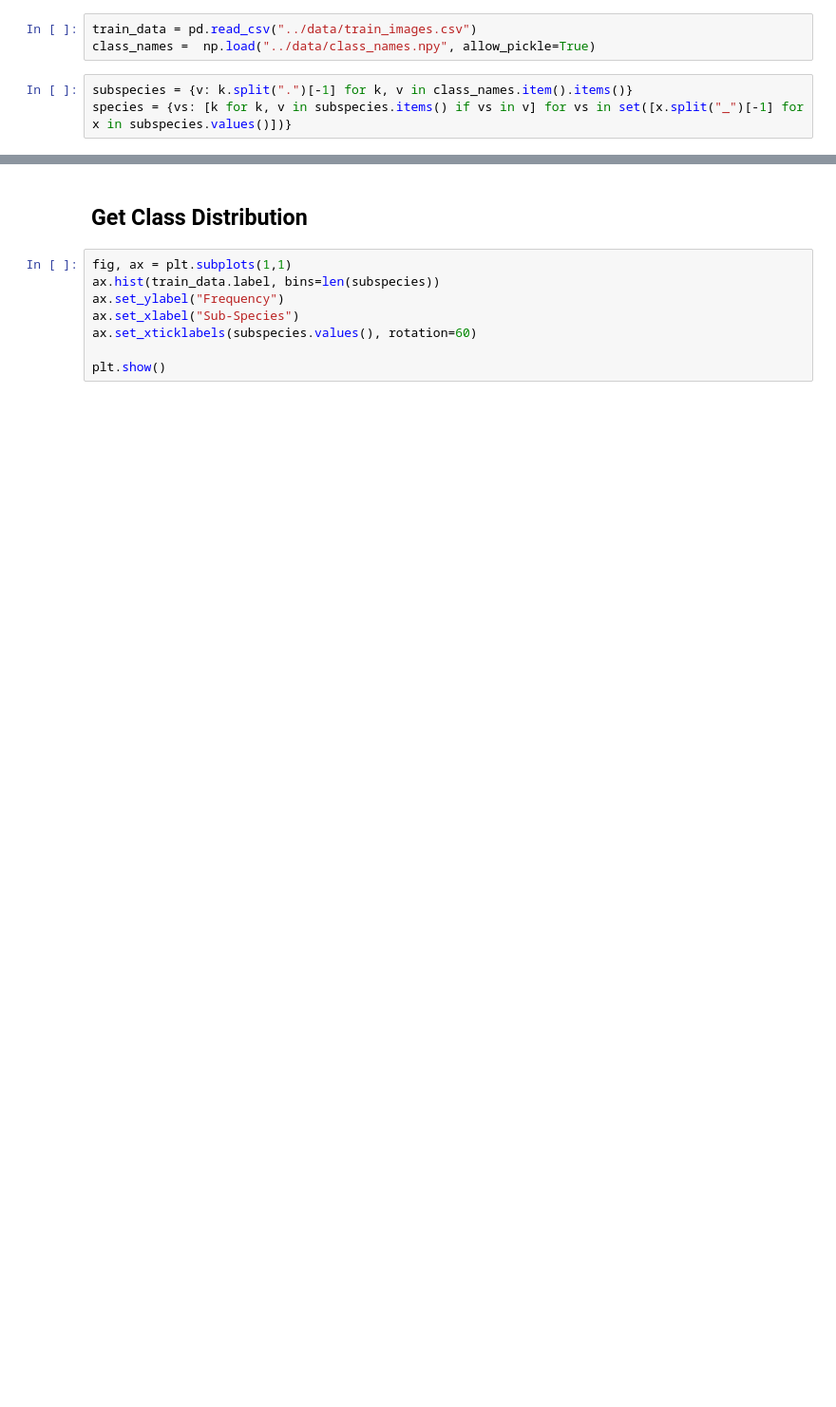
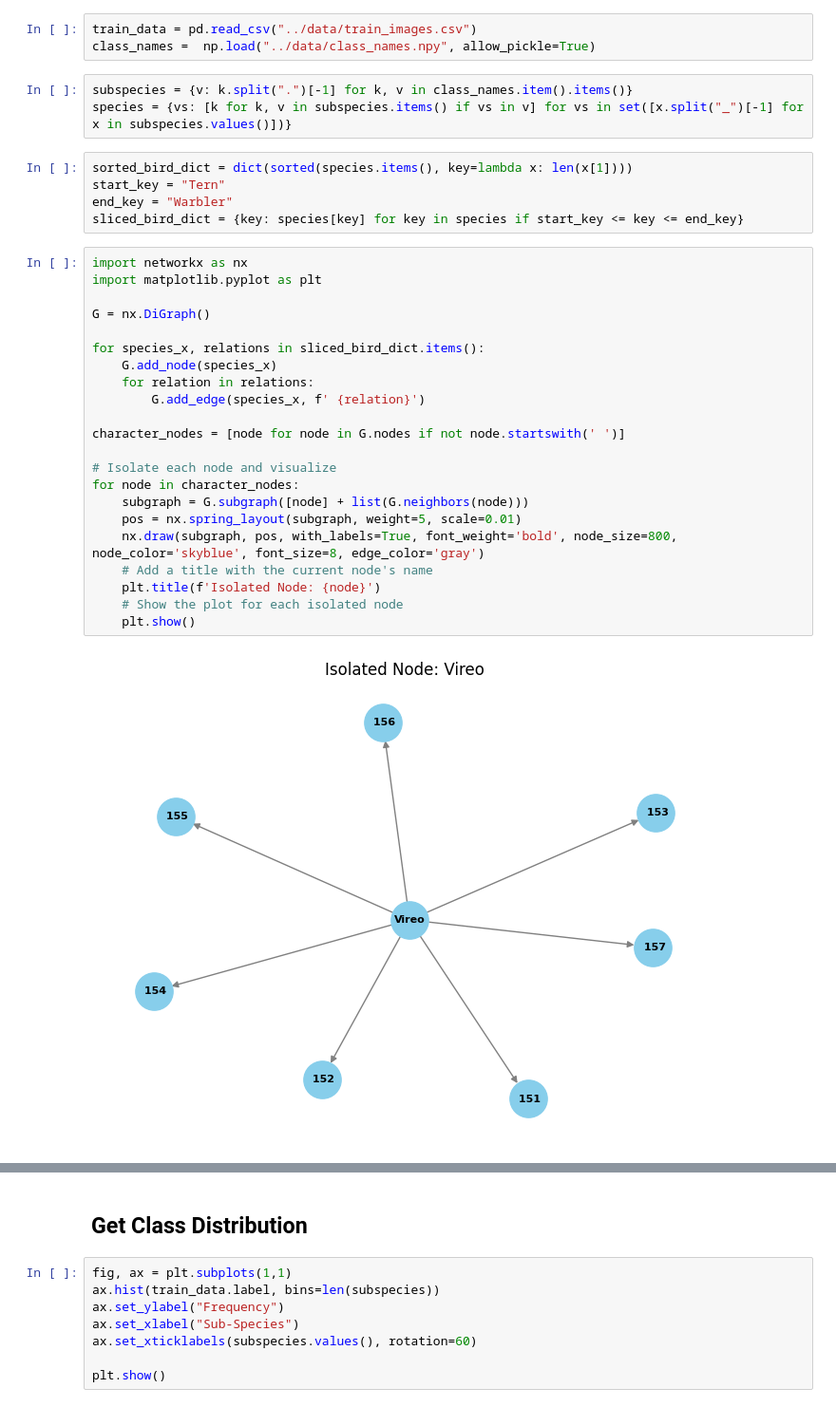
Before and after one commit to oliverweissl/Applied-Machine-Learning-Project, a Jupyter notebook: notebooks/1_data_exploration.ipynb, the cells around one changed output, grey strips where cells are left out. Shown at 95% size. Drawn from its saved outputs; the diff is of its cells as text; blank space fills up the shorter version.

```diff
--- a/notebooks/1_data_exploration.ipynb
+++ b/notebooks/1_data_exploration.ipynb
@@ -18,3 +15,32 @@ class_names =  np.load("../data/class_names.npy", allow_pickle=True)
 # %%
 subspecies = {v: k.split(".")[-1] for k, v in class_names.item().items()}
 species = {vs: [k for k, v in subspecies.items() if vs in v] for vs in set([x.split("_")[-1] for x in subspecies.values()])}
+# %%
+sorted_bird_dict = dict(sorted(species.items(), key=lambda x: len(x[1])))
+start_key = "Tern"
+end_key = "Warbler"
+sliced_bird_dict = {key: species[key] for key in species if start_key <= key <= end_key}
+# %%
+import networkx as nx
+import matplotlib.pyplot as plt
+
+G = nx.DiGraph()
+
+for species_x, relations in sliced_bird_dict.items():
+    G.add_node(species_x)
+    for relation in relations:
+        G.add_edge(species_x, f' {relation}')
+
+character_nodes = [node for node in G.nodes if not node.startswith(' ')]
+
+# Isolate each node and visualize
+for node in character_nodes:
+    subgraph = G.subgraph([node] + list(G.neighbors(node)))
+    pos = nx.spring_layout(subgraph, weight=5, scale=0.01)
+    nx.draw(subgraph, pos, with_labels=True, font_weight='bold', node_size=800, node_color='skyblue', font_size=8, edge_color='gray')
+    # Add a title with the current node's name
+    plt.title(f'Isolated Node: {node}')
+    # Show the plot for each isolated node
+    plt.show()
+# %% [output]
+[figure, added]
```
Also changed, not shown: parts of 4 cells of this notebook, 13 other files.
